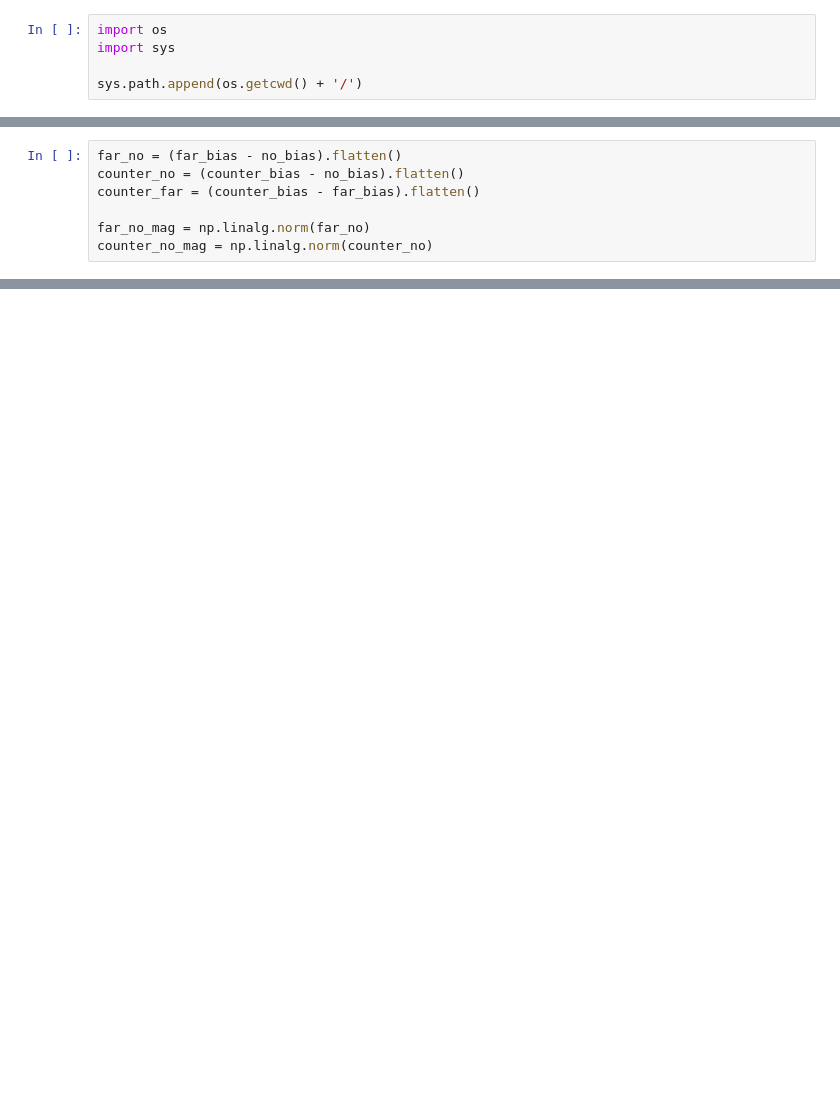
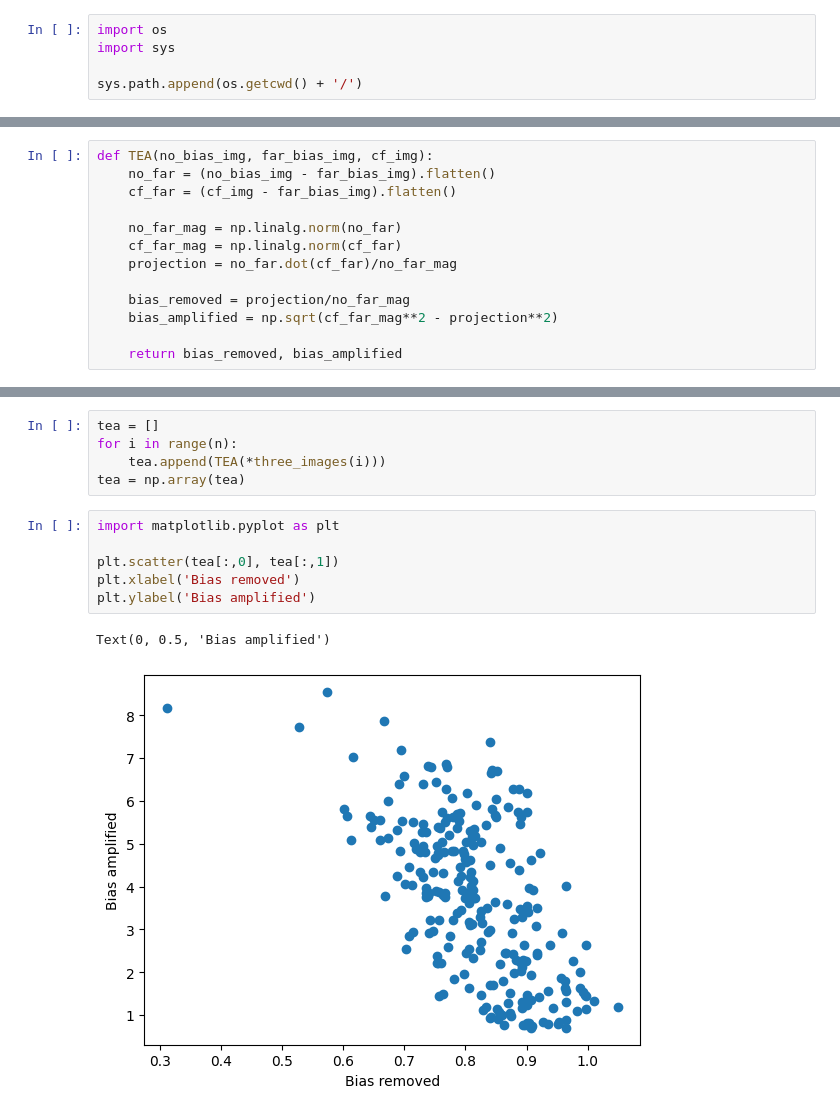
Before and after one commit to ucalgary-miplab/TEA, a Jupyter notebook: 08_Metric.ipynb, the cells around one changed output, grey strips where cells are left out. Saved outputs shown, nothing was run; the diff lists cells and outputs as text; blank space fills up the shorter version.

```diff
--- a/08_Metric.ipynb
+++ b/08_Metric.ipynb
@@ -46,7 +66,13 @@ Text(0.5, 1.0, 'Counter - Far')
 # %%
-far_no = (far_bias - no_bias).flatten()
-counter_no = (counter_bias - no_bias).flatten()
-counter_far = (counter_bias - far_bias).flatten()
+def TEA(no_bias_img, far_bias_img, cf_img):
+    no_far = (no_bias_img - far_bias_img).flatten()
+    cf_far = (cf_img - far_bias_img).flatten()
 
-far_no_mag = np.linalg.norm(far_no)
-counter_no_mag = np.linalg.norm(counter_no)
+    no_far_mag = np.linalg.norm(no_far)
+    cf_far_mag = np.linalg.norm(cf_far)
+    projection = no_far.dot(cf_far)/no_far_mag
+
+    bias_removed = projection/no_far_mag
+    bias_amplified = np.sqrt(cf_far_mag**2 - projection**2)
+
+    return bias_removed, bias_amplified
@@ -63,0 +79,14 @@ bias_amplification
+# %%
+tea = []
+for i in range(n):
+    tea.append(TEA(*three_images(i)))
+tea = np.array(tea)
+# %%
+import matplotlib.pyplot as plt
+
+plt.scatter(tea[:,0], tea[:,1])
+plt.xlabel('Bias removed')
+plt.ylabel('Bias amplified')
+# %% [output]
+Text(0, 0.5, 'Bias amplified')
+[figure, added]
```
Also changed, not shown: parts of 8 cells of this notebook, 3 other files.
